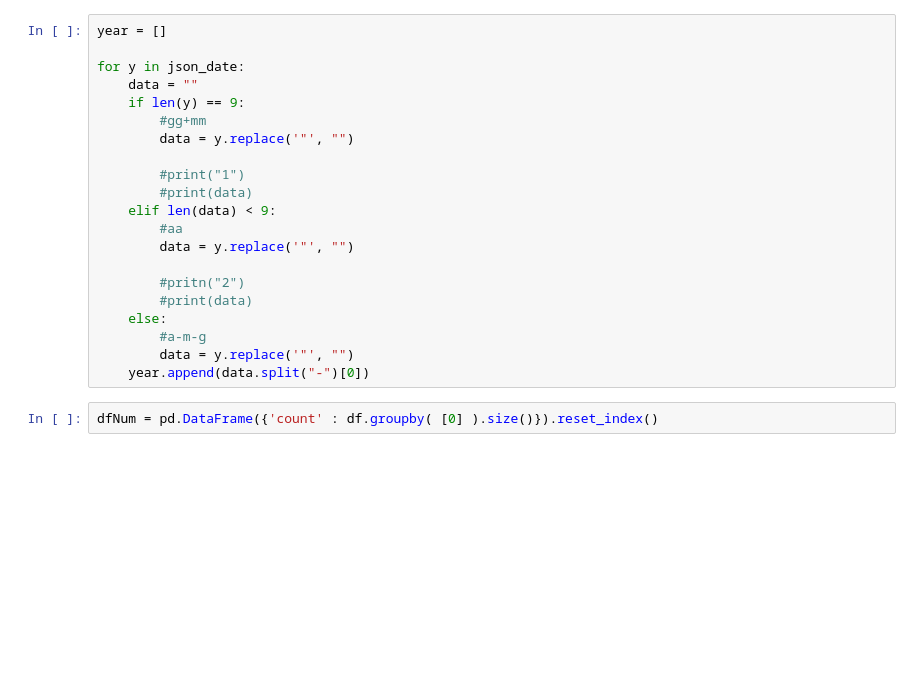
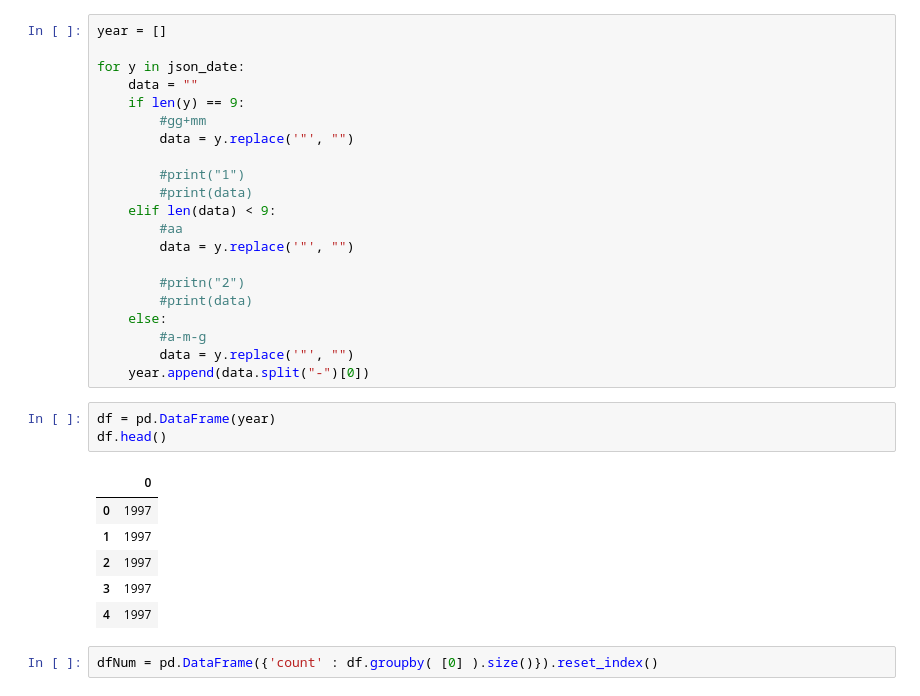
Before and after one commit to tommasopessina/Information-Retrieval-Exam, a Jupyter notebook: Trend.ipynb, the cells around one changed output. Saved outputs shown, nothing was run; the diff lists cells and outputs as text; blank space fills up the shorter version.

```diff
--- a/Trend.ipynb
+++ b/Trend.ipynb
@@ -325,6 +332,16 @@ for y in json_date:
         #a-m-g
         data = y.replace('"', "")
     year.append(data.split("-")[0])
+# %%
+df = pd.DataFrame(year)
+df.head()
+# %% [output]
+|  | 0 |
+| 0 | 1997 |
+| 1 | 1997 |
+| 2 | 1997 |
+| 3 | 1997 |
+| 4 | 1997 |
 # %%
 dfNum = pd.DataFrame({'count' : df.groupby( [0] ).size()}).reset_index()
 # %%
```
Also changed, not shown: parts of 4 cells of this notebook, 4 other files.
